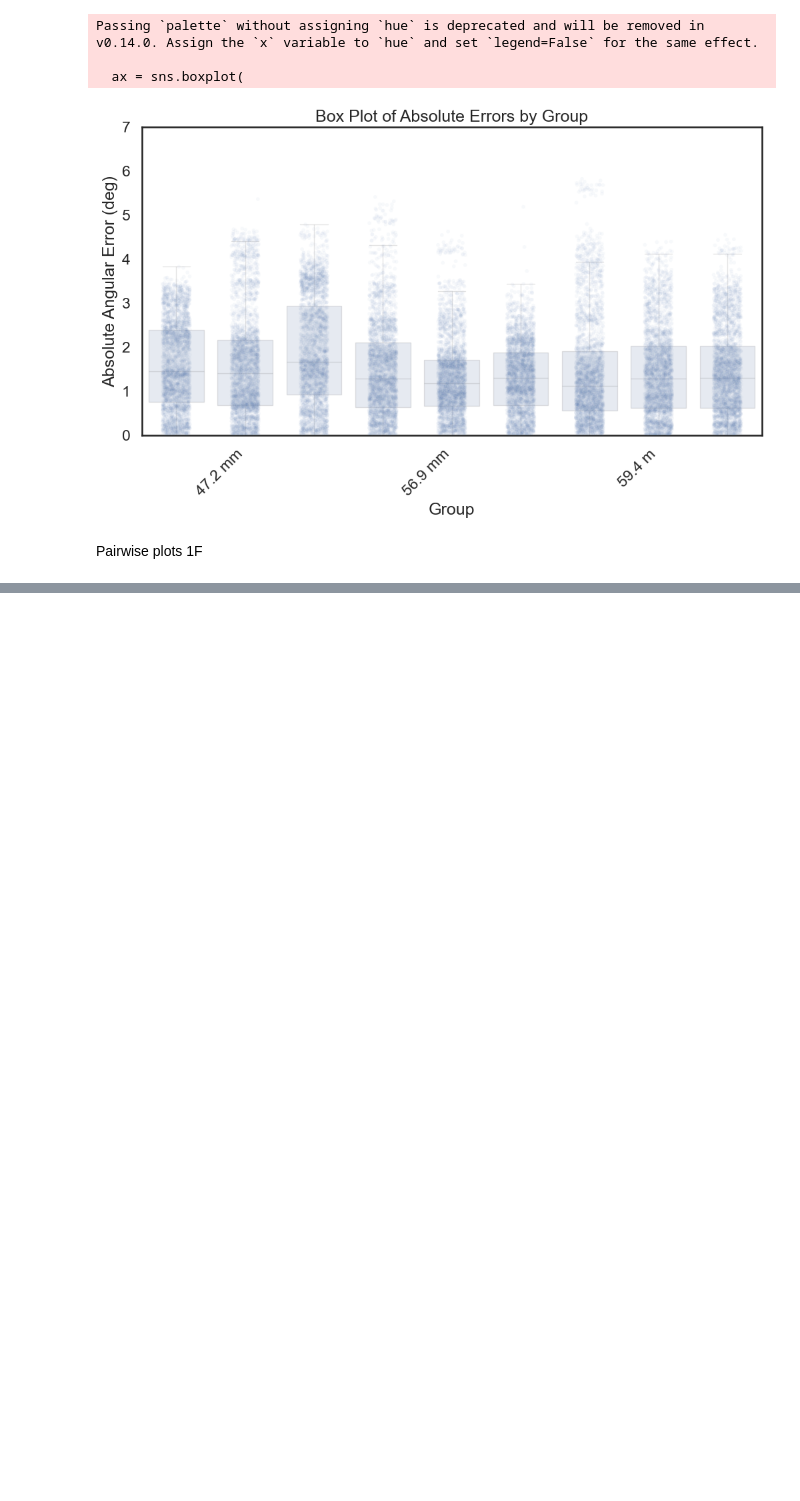
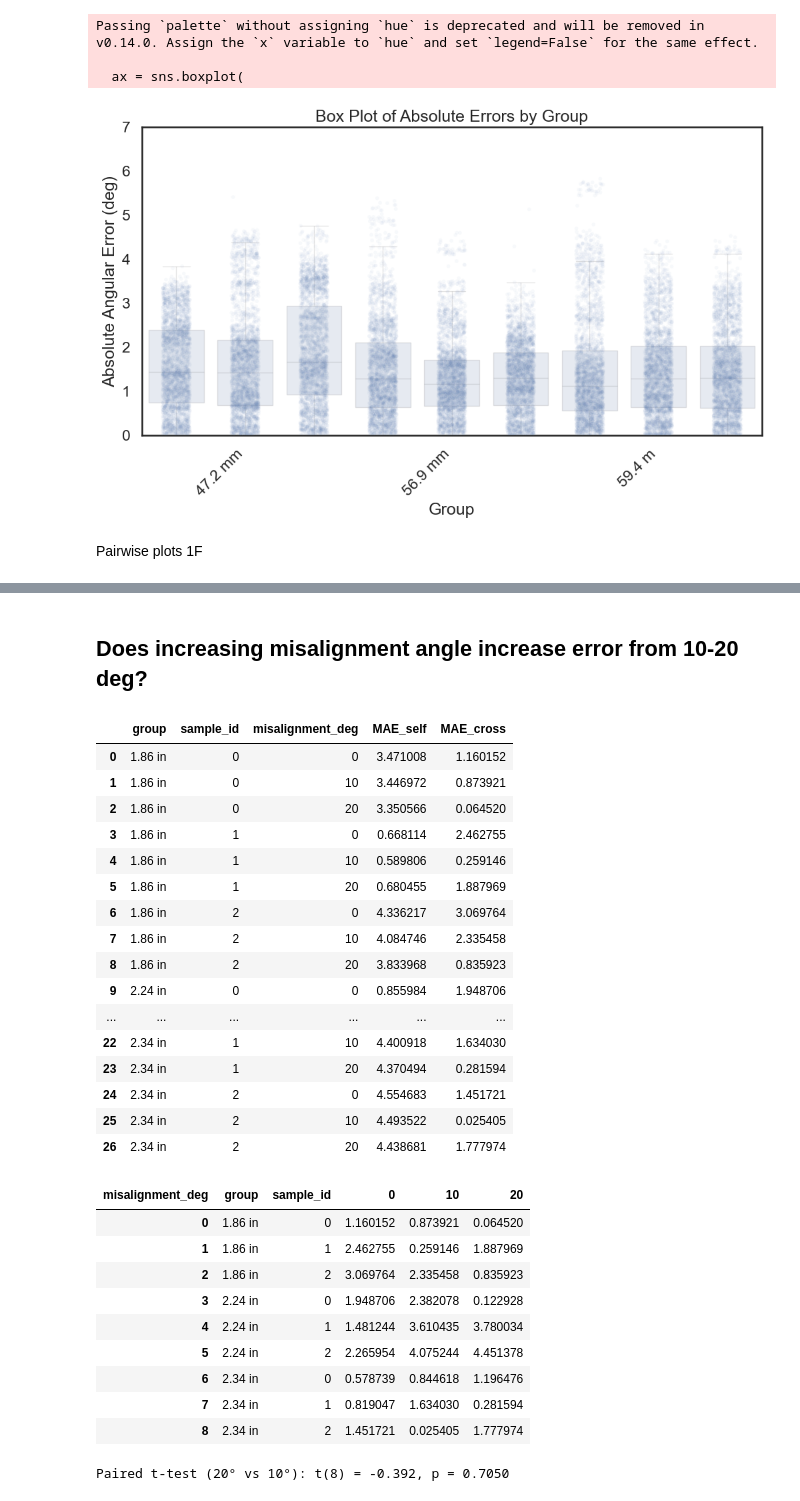
Before and after one commit to neuralengatberkeley/Strain-Sensor-, a Jupyter notebook: Code/analysis/autobender analysis/misalignment_analysis_TO_4_22_25.ipynb, the cells around one changed output, grey strips where cells are left out. Saved outputs shown, nothing was run; the diff lists cells and outputs as text; code cells hidden in the pictures; blank space fills up the shorter version.

```diff
--- a/Code/analysis/autobender analysis/misalignment_analysis_TO_4_22_25.ipynb
+++ b/Code/analysis/autobender analysis/misalignment_analysis_TO_4_22_25.ipynb
@@ -890,0 +953,66 @@ ADC normalized bw 0-1. ADC max:  1.0 ADC min:  0.0
+# %% [markdown]
+## Does increasing misalignment angle increase error from 10-20 deg?
+# %%
+rows = []
+
+# explicit misalignment order per sample
+MISALIGN_DEGS = [0, 10, 20]   # must match file order within each sample
+
+for gi, group in enumerate(DS_all):
+    for sample_id, sample_files in enumerate(group):
+        for mi, mis_deg in enumerate(MISALIGN_DEGS):
+
+            mae_self = np.mean(group_errors[gi][sample_id][mi])
+            mae_cross = np.mean(group_cross_errors[gi][sample_id][mi])
+
+            rows.append({
+                "group": bar_labels[gi],
+                "sample_id": sample_id,
+                "misalignment_deg": mis_deg,
+                "MAE_self": mae_self,
+                "MAE_cross": mae_cross
+            })
+
+df_mis = pd.DataFrame(rows)
+display(df_mis)
+
+df_cross = df_mis.pivot(
+    index=["group", "sample_id"],
+    columns="misalignment_deg",
+    values="MAE_cross"
+).reset_index()
+
+display(df_cross)
+
+
+t, p = ttest_rel(df_cross[20], df_cross[10])
+print(f"Paired t-test (20° vs 10°): t({len(df_cross)-1}) = {t:.3f}, p = {p:.4f}")
+# %% [output]
+|  | group | sample_id | misalignment_deg | MAE_self | MAE_cross |
+| 0 | 1.86 in | 0 | 0 | 3.471008 | 1.160152 |
+| 1 | 1.86 in | 0 | 10 | 3.446972 | 0.873921 |
+| 2 | 1.86 in | 0 | 20 | 3.350566 | 0.064520 |
+| 3 | 1.86 in | 1 | 0 | 0.668114 | 2.462755 |
+| 4 | 1.86 in | 1 | 10 | 0.589806 | 0.259146 |
+| 5 | 1.86 in | 1 | 20 | 0.680455 | 1.887969 |
+| 6 | 1.86 in | 2 | 0 | 4.336217 | 3.069764 |
+| 7 | 1.86 in | 2 | 10 | 4.084746 | 2.335458 |
+| 8 | 1.86 in | 2 | 20 | 3.833968 | 0.835923 |
+| 9 | 2.24 in | 0 | 0 | 0.855984 | 1.948706 |
+| ... | ... | ... | ... | ... | ... |
+| 22 | 2.34 in | 1 | 10 | 4.400918 | 1.634030 |
+| 23 | 2.34 in | 1 | 20 | 4.370494 | 0.281594 |
+| 24 | 2.34 in | 2 | 0 | 4.554683 | 1.451721 |
+| 25 | 2.34 in | 2 | 10 | 4.493522 | 0.025405 |
+| 26 | 2.34 in | 2 | 20 | 4.438681 | 1.777974 |
+| misalignment_deg | group | sample_id | 0 | 10 | 20 |
+| 0 | 1.86 in | 0 | 1.160152 | 0.873921 | 0.064520 |
+| 1 | 1.86 in | 1 | 2.462755 | 0.259146 | 1.887969 |
+| 2 | 1.86 in | 2 | 3.069764 | 2.335458 | 0.835923 |
+| 3 | 2.24 in | 0 | 1.948706 | 2.382078 | 0.122928 |
+| 4 | 2.24 in | 1 | 1.481244 | 3.610435 | 3.780034 |
+| 5 | 2.24 in | 2 | 2.265954 | 4.075244 | 4.451378 |
+| 6 | 2.34 in | 0 | 0.578739 | 0.844618 | 1.196476 |
+| 7 | 2.34 in | 1 | 0.819047 | 1.634030 | 0.281594 |
+| 8 | 2.34 in | 2 | 1.451721 | 0.025405 | 1.777974 |
+Paired t-test (20° vs 10°): t(8) = -0.392, p = 0.7050
```
Also changed, not shown: parts of 14 cells of this notebook, 35 other files.
